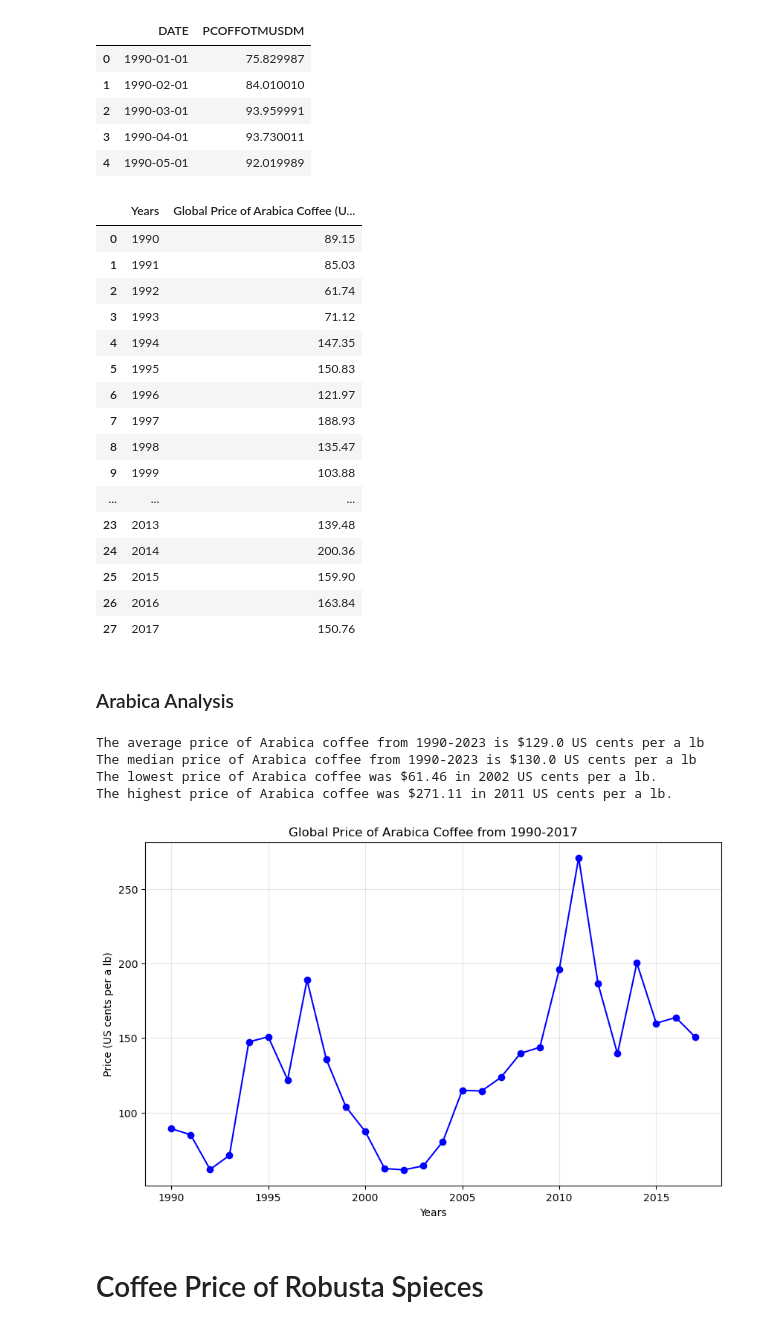
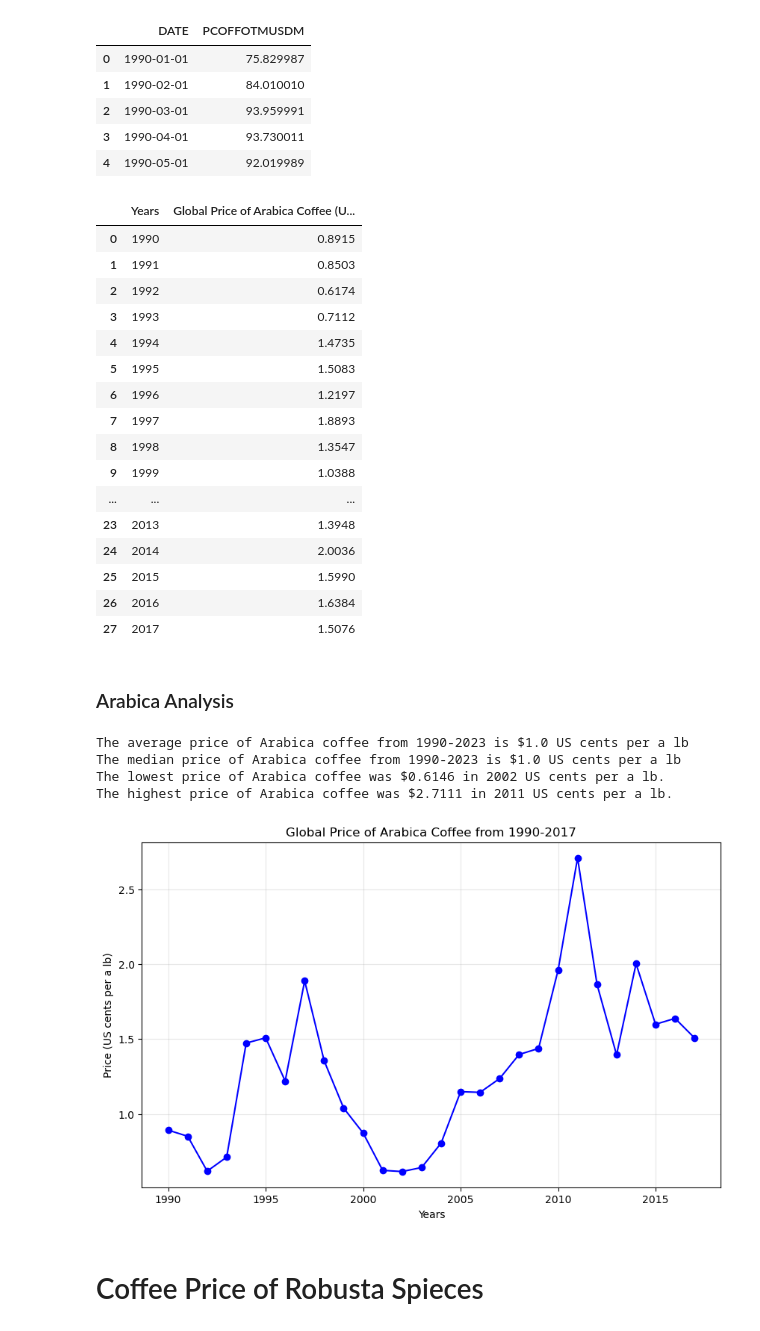
Before and after one commit to AAlbers341/project1_coffee_analysis, a Jupyter notebook: EDA/coffee_prices.ipynb, the cells around one changed output. Drawn from its saved outputs; the diff is of its cells as text; code cells hidden in the pictures.

```diff
--- a/EDA/coffee_prices.ipynb
+++ b/EDA/coffee_prices.ipynb
@@ -23,40 +23,43 @@ coffee_price_arabica.head()
 # %%
 # Change DATE to datetime dtype
 coffee_price_arabica['DATE'] = pd.to_datetime(coffee_price_arabica['DATE'])
 # Filter to only the year
 coffee_price_arabica['Years'] = coffee_price_arabica['DATE'].dt.year
 
 # Groupby Year to average the respective months of coffee prices
 average_price_by_year = coffee_price_arabica.groupby('Years')['PCOFFOTMUSDM'].mean().round(2)
 
 # Reset index
 coffee_price_arabica = average_price_by_year.reset_index()
 
 # Change name of PCOFFOTMUSDM
 coffee_price_arabica_df = coffee_price_arabica.rename(columns={'PCOFFOTMUSDM':'Global Price of Arabica Coffee (US cents per a lb)'})
 
 # Filter to years between 1990-2017 in alignment with other datasets
 coffee_price_arabica_df = coffee_price_arabica_df[(coffee_price_arabica_df['Years'] >= 1990) & (coffee_price_arabica_df['Years'] <= 2017)]
 
+# Convert US cents per a lb
+coffee_price_arabica_df['Global Price of Arabica Coffee (US cents per a lb)'] = coffee_price_arabica_df['Global Price of Arabica Coffee (US cents per a lb)'] / 100
+
 coffee_price_arabica_df
 # %% [output]
 |  | Years | Global Price of Arabica Coffee (U... |
-| 0 | 1990 | 89.15 |
-| 1 | 1991 | 85.03 |
-| 2 | 1992 | 61.74 |
-| 3 | 1993 | 71.12 |
-| 4 | 1994 | 147.35 |
-| 5 | 1995 | 150.83 |
-| 6 | 1996 | 121.97 |
-| 7 | 1997 | 188.93 |
-| 8 | 1998 | 135.47 |
-| 9 | 1999 | 103.88 |
+| 0 | 1990 | 0.8915 |
+| 1 | 1991 | 0.8503 |
+| 2 | 1992 | 0.6174 |
+| 3 | 1993 | 0.7112 |
+| 4 | 1994 | 1.4735 |
+| 5 | 1995 | 1.5083 |
+| 6 | 1996 | 1.2197 |
+| 7 | 1997 | 1.8893 |
+| 8 | 1998 | 1.3547 |
+| 9 | 1999 | 1.0388 |
 | ... | ... | ... |
-| 23 | 2013 | 139.48 |
-| 24 | 2014 | 200.36 |
-| 25 | 2015 | 159.90 |
-| 26 | 2016 | 163.84 |
-| 27 | 2017 | 150.76 |
+| 23 | 2013 | 1.3948 |
+| 24 | 2014 | 2.0036 |
+| 25 | 2015 | 1.5990 |
+| 26 | 2016 | 1.6384 |
+| 27 | 2017 | 1.5076 |
 # %% [markdown]
 ###  Arabica Analysis
 # %%
@@ -78,10 +81,10 @@ print(f'The median price of Arabica coffee from 1990-2023 is ${round(arabica_med
 print(f'The lowest price of Arabica coffee was ${lowest_price} in {lowest_price_year} US cents per a lb.')
 print(f'The highest price of Arabica coffee was ${highest_price} in {highest_price_year} US cents per a lb.')
 # %% [output]
-The average price of Arabica coffee from 1990-2023 is $129.0 US cents per a lb
-The median price of Arabica coffee from 1990-2023 is $130.0 US cents per a lb
-The lowest price of Arabica coffee was $61.46 in 2002 US cents per a lb.
-The highest price of Arabica coffee was $271.11 in 2011 US cents per a lb.
+The average price of Arabica coffee from 1990-2023 is $1.0 US cents per a lb
+The median price of Arabica coffee from 1990-2023 is $1.0 US cents per a lb
+The lowest price of Arabica coffee was $0.6146 in 2002 US cents per a lb.
+The highest price of Arabica coffee was $2.7111 in 2011 US cents per a lb.
 # %%
 # Plot Arabica
 plt.figure(figsize=(10, 6))
@@ -97,7 +100,7 @@ plt.savefig('../Visuals/coffee_prices/fig1_price_arabica.png')
 
 plt.show()
 # %% [output]
-[figure, old version]
+[figure, new version]
 # %% [markdown]
 # Coffee Price of Robusta Spieces
 # %%
```
Also changed, not shown: parts of 5 cells of this notebook, 12 other files.
